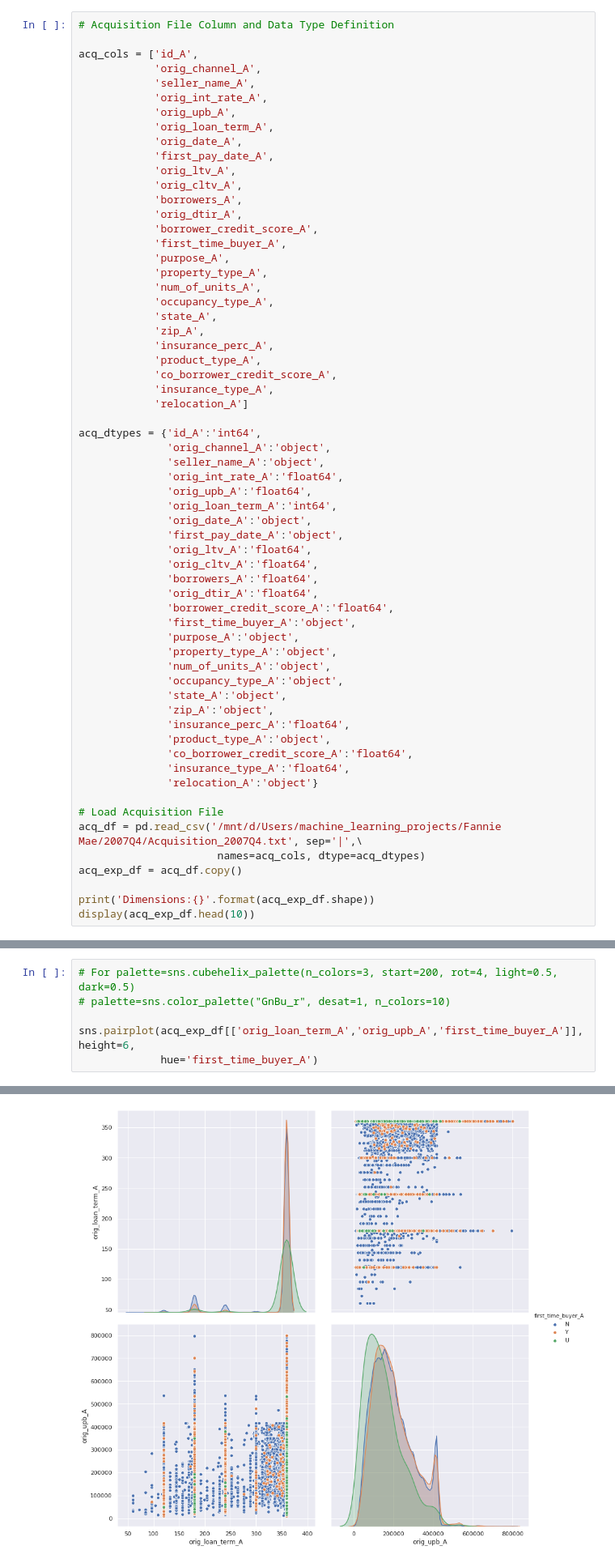
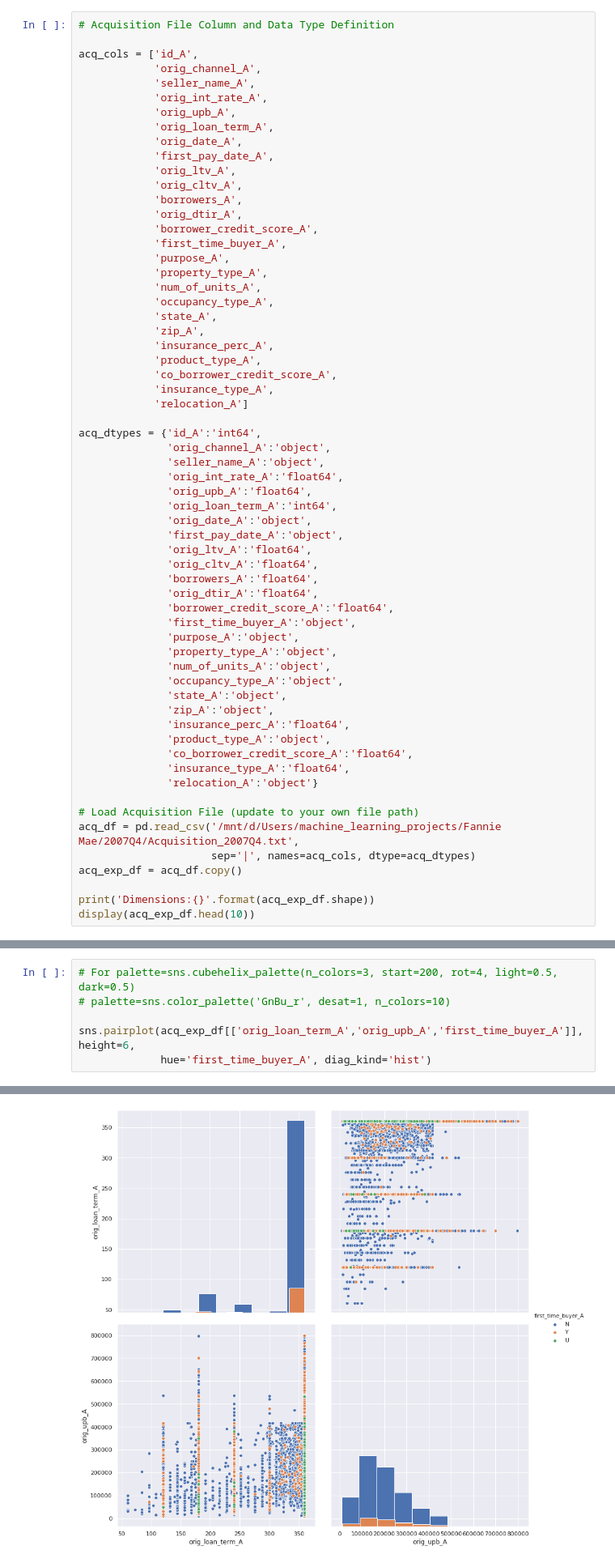
Before and after one commit to JefferyChu/pandas-sk-learn-bank-loan-ml, a Jupyter notebook: fannie_mae_pandas.ipynb, the cells around one changed output, grey strips where cells are left out. Shown at 81% size. Saved outputs shown, nothing was run; the diff lists cells and outputs as text.

```diff
--- a/fannie_mae_pandas.ipynb
+++ b/fannie_mae_pandas.ipynb
@@ -138,9 +140,9 @@ acq_dtypes = {'id_A':'int64',
               'insurance_type_A':'float64',
               'relocation_A':'object'}
 
-# Load Acquisition File
-acq_df = pd.read_csv('/mnt/d/Users/machine_learning_projects/Fannie Mae/2007Q4/Acquisition_2007Q4.txt', sep='|',\
-                      names=acq_cols, dtype=acq_dtypes)
+# Load Acquisition File (update to your own file path)
+acq_df = pd.read_csv('/mnt/d/Users/machine_learning_projects/Fannie Mae/2007Q4/Acquisition_2007Q4.txt',
+                     sep='|', names=acq_cols, dtype=acq_dtypes)
 acq_exp_df = acq_df.copy()
 
 print('Dimensions:{}'.format(acq_exp_df.shape))
@@ -209,13 +211,13 @@ The vast majority of loans are between credit scores of 600 to 800.
 ### Pair plot of 'Original Loan Term', 'Original Loan Amount' and '1st Time Buyer Indicator'
 # %%
 # For palette=sns.cubehelix_palette(n_colors=3, start=200, rot=4, light=0.5, dark=0.5)
-# palette=sns.color_palette("GnBu_r", desat=1, n_colors=10)
+# palette=sns.color_palette('GnBu_r', desat=1, n_colors=10)
 
 sns.pairplot(acq_exp_df[['orig_loan_term_A','orig_upb_A','first_time_buyer_A']], height=6,
-             hue='first_time_buyer_A')
+             hue='first_time_buyer_A', diag_kind='hist')
 # %% [output]
 <seaborn.axisgrid.PairGrid at 0x...>
-[figure, old version]
+[figure, new version]
 # %% [markdown]
 <br>
 Based on the above graph, we can see that most of the loans that originated in 2007 Q4 were not from first-time home buyers and instead from people who have already bought one or more property assets.
```
Also changed, not shown: parts of 37 cells of this notebook.
